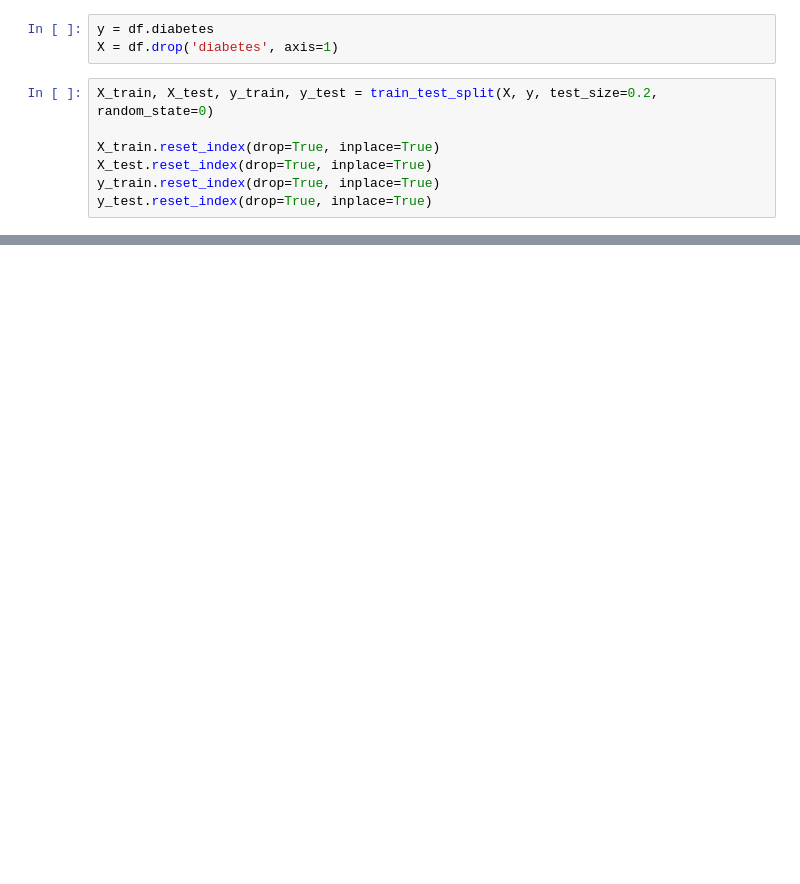
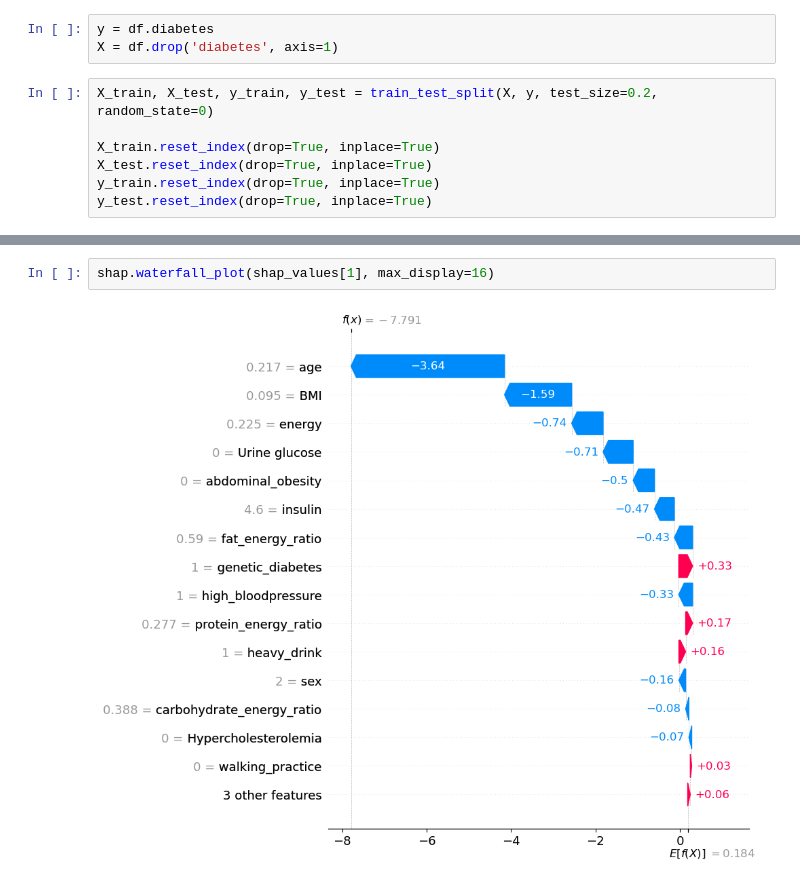
Before and after one commit to jhan0121/Independent-Capstone-Design, a Jupyter notebook: code/model_small.ipynb, the cells around one changed output, grey strips where cells are left out. Cells and saved outputs as stored; diff of their text form; blank space fills up the shorter version.

```diff
--- a/code/model_small.ipynb
+++ b/code/model_small.ipynb
@@ -383,0 +202,4 @@ shap.summary_plot(shap_values, X_test, plot_type="bar")
+# %%
+shap.waterfall_plot(shap_values[1], max_display=16)
+# %% [output]
+[figure, added]
```
Also changed, not shown: parts of 28 cells of this notebook, 16 other files.
